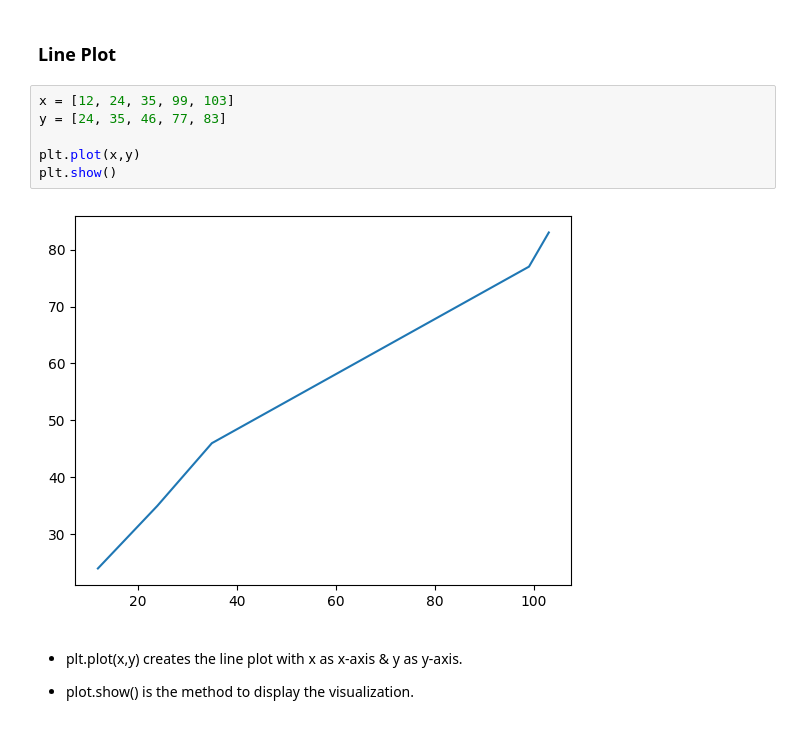
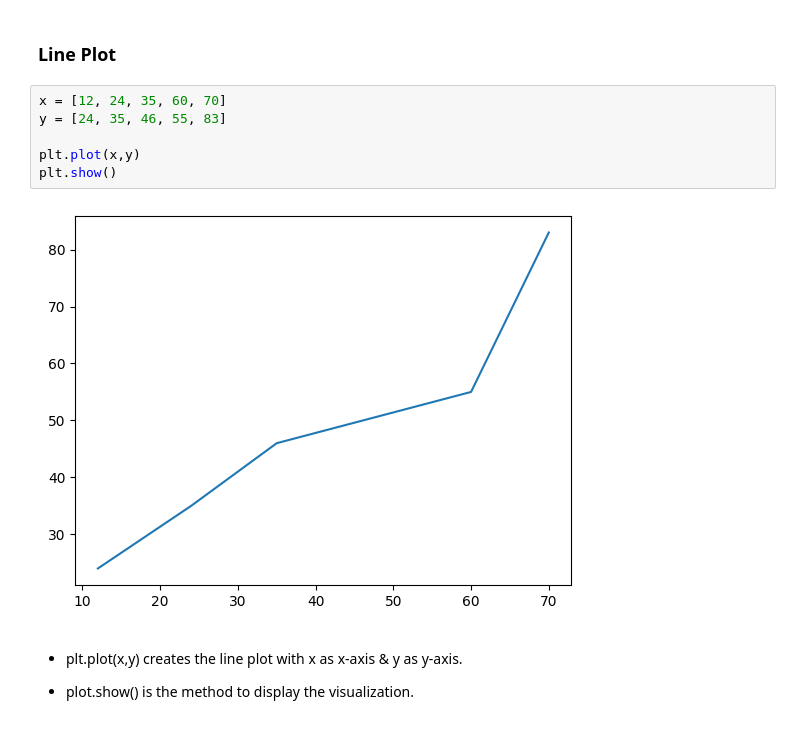
Before and after one commit to zanemilo/pre-ms-bioinfo, a Jupyter notebook: examples/stats/Visualizations_Examples.ipynb, the cells around one changed output. Drawn from its saved outputs; the diff is of its cells as text.

```diff
--- a/examples/stats/Visualizations_Examples.ipynb
+++ b/examples/stats/Visualizations_Examples.ipynb
@@ -33,13 +33,13 @@ First, ensure to import matplotlib. Pyplot is a sub-module within Matplotlib tha
 # %% [markdown]
 ### **Line Plot**
 # %%
-x = [12, 24, 35, 99, 103]
-y = [24, 35, 46, 77, 83]
+x = [12, 24, 35, 60, 70]
+y = [24, 35, 46, 55, 83]
 
 plt.plot(x,y)
 plt.show()
 # %% [output]
-[figure, old version]
+[figure, new version]
 # %% [markdown]
 - plt.plot(x,y) creates the line plot with x as x-axis & y as y-axis.
 
```
Also changed, not shown: parts of 4 cells of this notebook, 1 other file.
